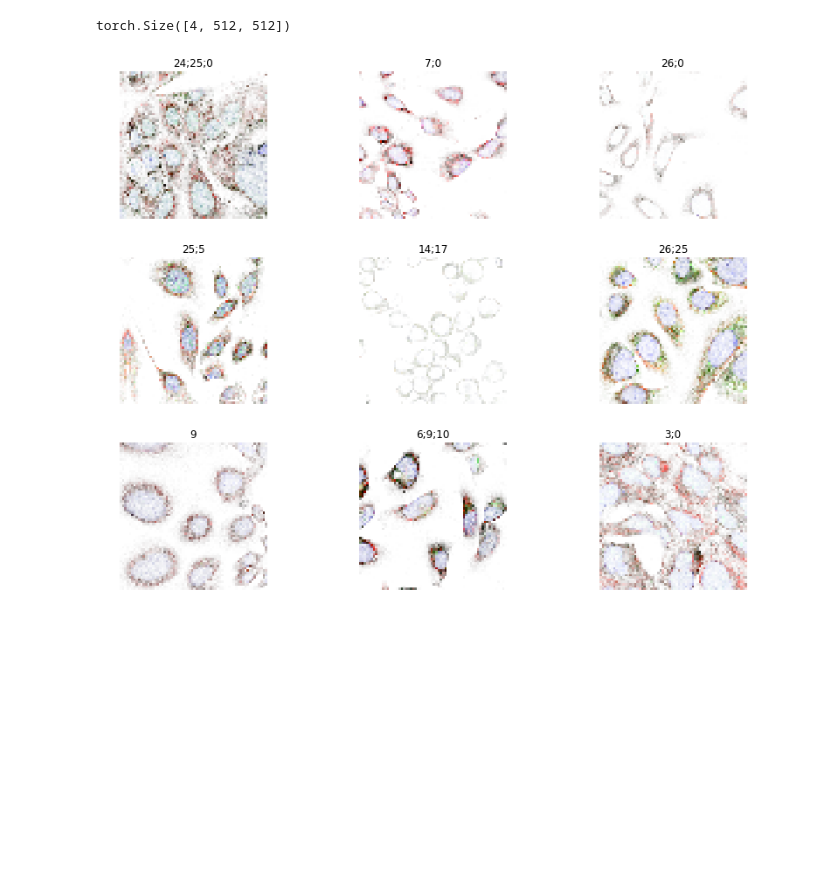
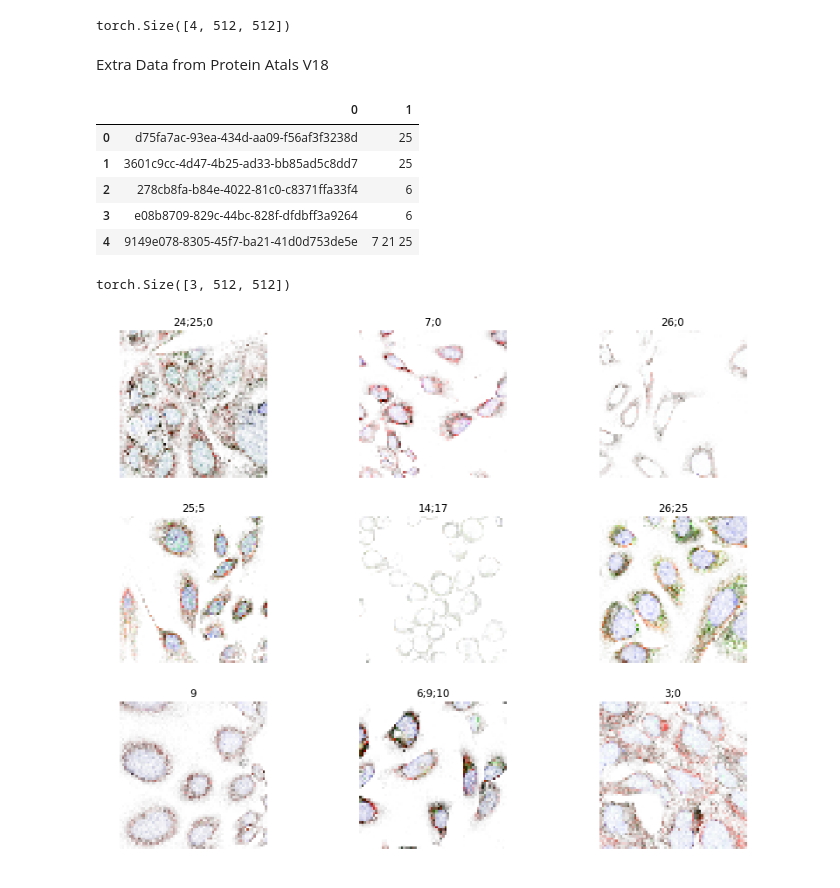
Before and after one commit to andrijdavid/kaggle_hpa, a Jupyter notebook: DK444-datablock.ipynb, the cells around one changed output. Saved outputs shown, nothing was run; the diff lists cells and outputs as text; code cells hidden in the pictures; blank space fills up the shorter version.

Commit message:
new version with extra data

```diff
--- a/DK444-datablock.ipynb
+++ b/DK444-datablock.ipynb
@@ -20,15 +20,14 @@ torch.backends.cudnn.benchmark = False
 MASKS = 'train.csv'
 
 PATH = Path('./')
-
 TRAIN = Path('train/')
-TRAIN64 = Path('train64/')
-
 TEST = Path('test/')
+TRAIN_AUG = Path('../aug/train/')
 
 SAMPLE = Path('sample_submission.csv')
 
 seg = pd.read_csv(PATH/MASKS)
+seg_aug = pd.read_csv('../aug/augment.csv', header=None)
 sample_sub = pd.read_csv(PATH/SAMPLE)
 train_names = list(seg.Id.values)
 test_names = list(sample_sub.Id.values)
@@ -71,6 +70,21 @@ Wall time: 39.4 ms
 im.shape
 # %% [output]
 torch.Size([4, 512, 512])
+# %% [markdown]
+Extra Data from Protein Atals V18
+# %%
+seg_aug.head()
+# %% [output]
+|  | 0 | 1 |
+| 0 | d75fa7ac-93ea-434d-aa09-f56af3f3238d | 25 |
+| 1 | 3601c9cc-4d47-4b25-ad33-bb85ad5c8dd7 | 25 |
+| 2 | 278cb8fa-b84e-4022-81c0-c8371ffa33f4 | 6 |
+| 3 | e08b8709-829c-44bc-828f-dfdbff3a9264 | 6 |
+| 4 | 9149e078-8305-45f7-ba21-41d0d753de5e | 7 21 25 |
+# %%
+im_aug = open_image(TRAIN_AUG/'d75fa7ac-93ea-434d-aa09-f56af3f3238d.png'); im_aug.shape
+# %% [output]
+torch.Size([3, 512, 512])
 # %%
 class MyImageItemList(ImageItemList):
     def open(self, fn:PathOrStr)->Image:
```
Also changed, not shown: parts of 2 cells of this notebook.
